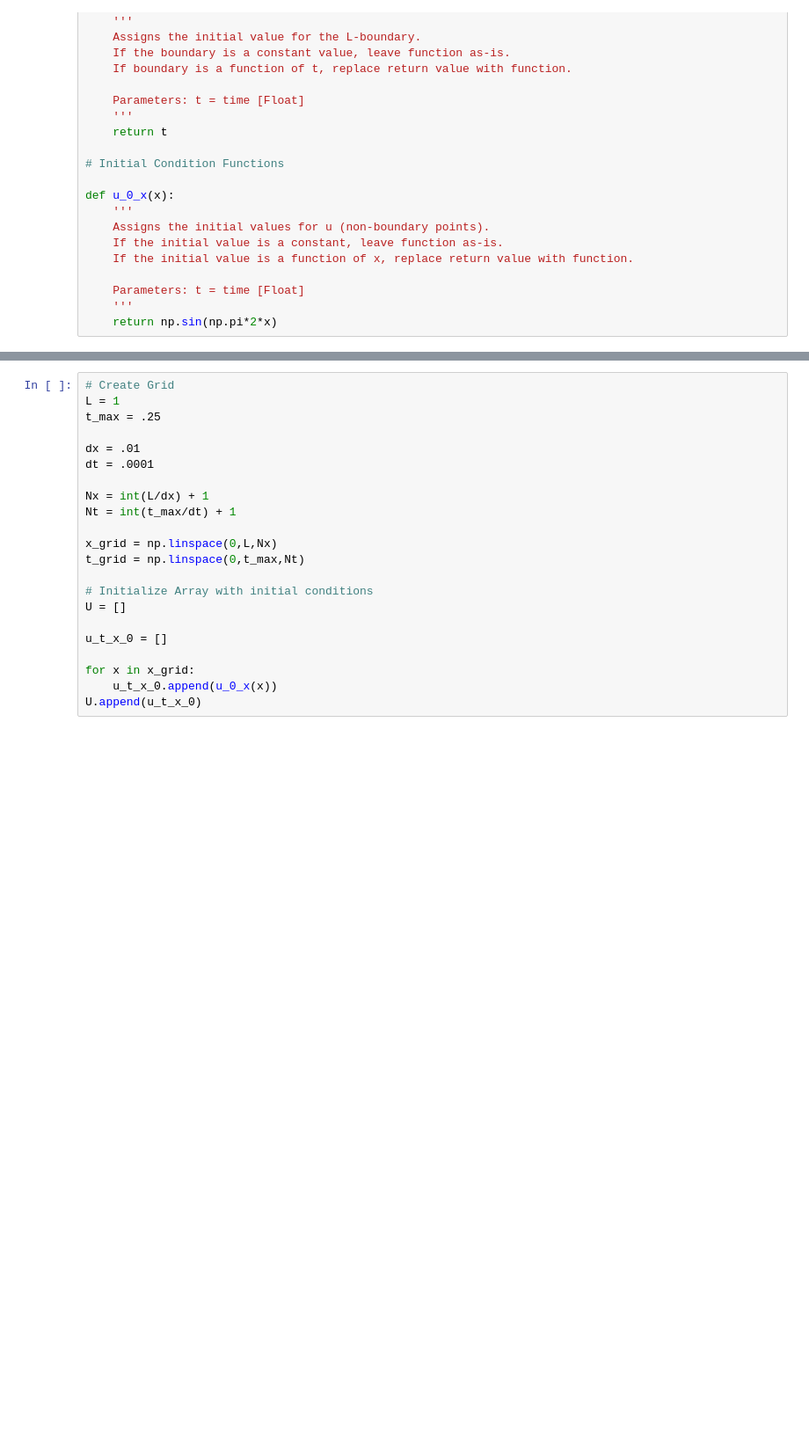
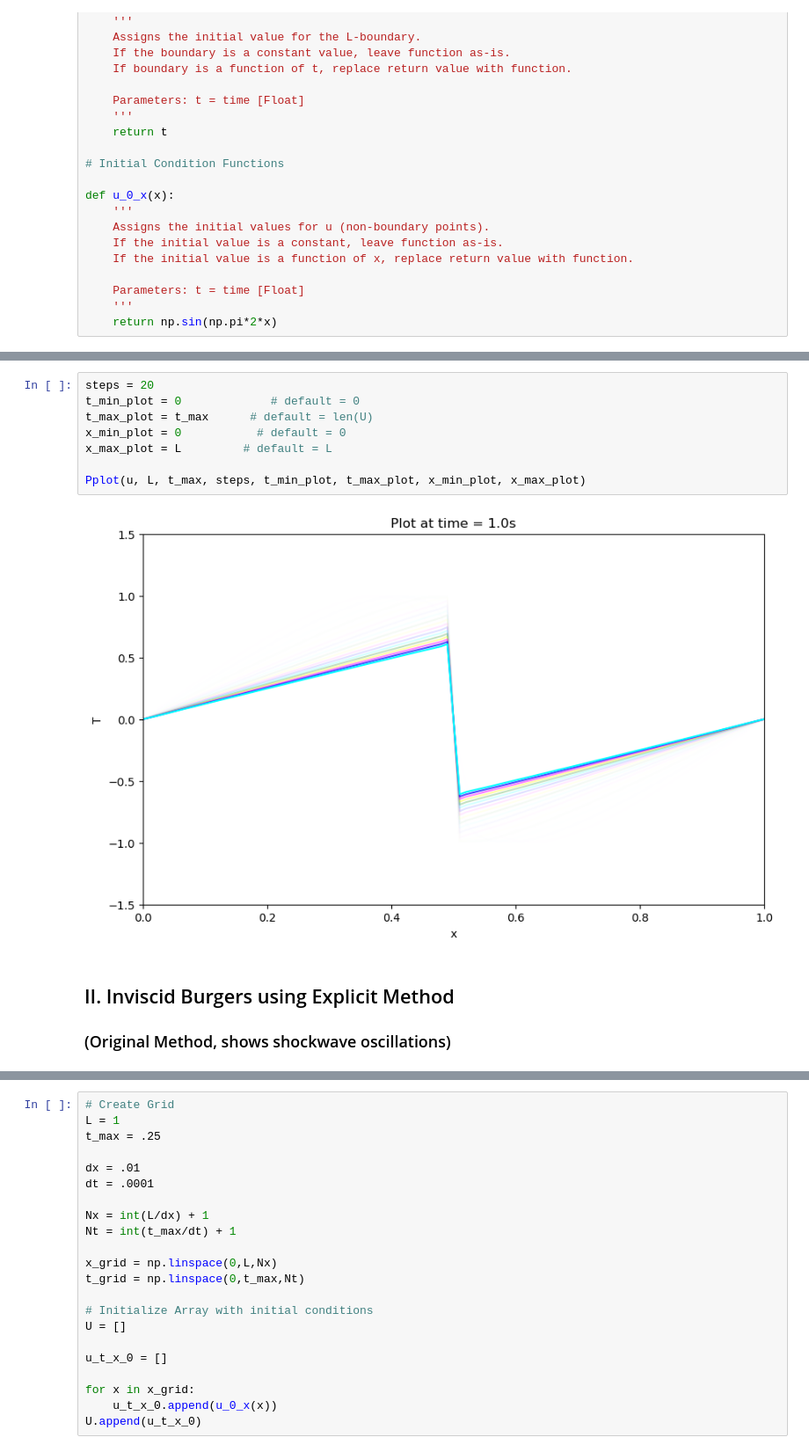
Before and after one commit to Miller-Ryan-1/csueb_phys, a Jupyter notebook: numerical_pdes/inviscid_burgers.ipynb, the cells around one changed output, grey strips where cells are left out. Shown at 88% size. Saved outputs shown, nothing was run; the diff lists cells and outputs as text; blank space fills up the shorter version.

```diff
--- a/numerical_pdes/inviscid_burgers.ipynb
+++ b/numerical_pdes/inviscid_burgers.ipynb
@@ -69 +107,14 @@ def u_0_x(x):
+# %%
+steps = 20
+t_min_plot = 0             # default = 0
+t_max_plot = t_max      # default = len(U)
+x_min_plot = 0           # default = 0
+x_max_plot = L         # default = L
+
+Pplot(u, L, t_max, steps, t_min_plot, t_max_plot, x_min_plot, x_max_plot)
+# %% [output]
+[figure, added]
+# %% [markdown]
+## II. Inviscid Burgers using Explicit Method
+### (Original Method, shows shockwave oscillations)
 # %% [markdown]
```
Also changed, not shown: parts of 34 cells of this notebook, 1 other file.
